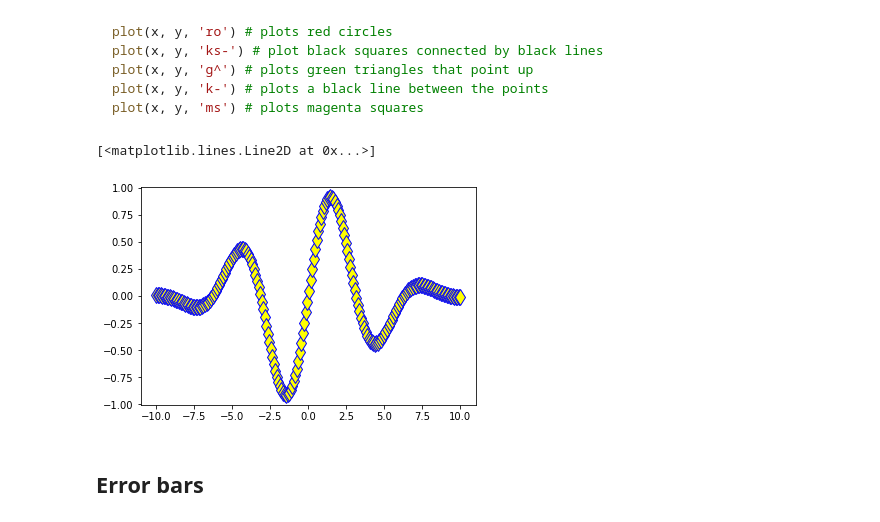
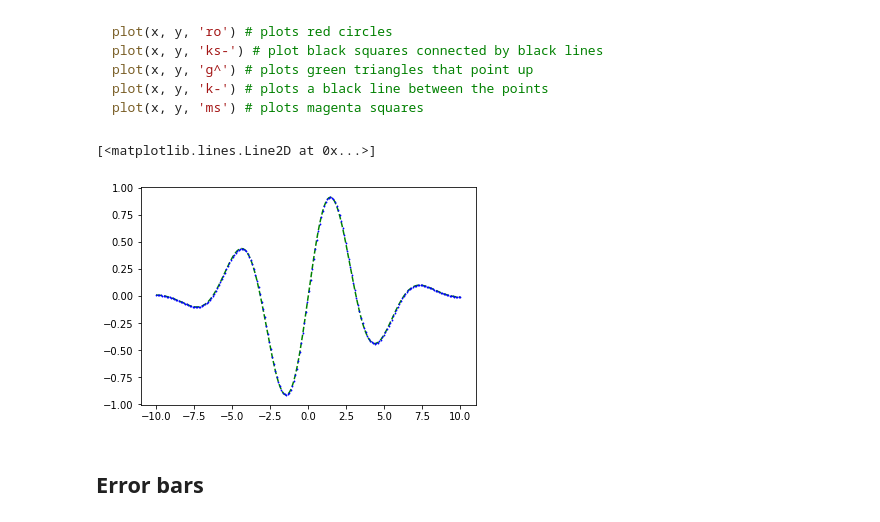
Before and after one commit to ZCWang95/SES494-598, a Jupyter notebook: JupiterLab/LN013-plotting.ipynb, the cells around one changed output. Drawn from its saved outputs; the diff is of its cells as text; code cells hidden in the pictures.

````diff
--- a/JupiterLab/LN013-plotting.ipynb
+++ b/JupiterLab/LN013-plotting.ipynb
@@ -270,11 +290,11 @@ plot(x, y, 'ms') # plots magenta squares
 ```
 # %%
 plt.plot(x, y, color='green', linestyle='dashed', marker='d',
-     markerfacecolor='yellow', markersize=12,
+     markerfacecolor='yellow', markersize=1,
      markeredgecolor='blue')
 # %% [output]
 [<matplotlib.lines.Line2D at 0x...>]
-[figure, old version]
+[figure, new version]
 # %% [markdown]
 
 ## Error bars
````
Also changed, not shown: parts of 3 cells of this notebook, 4 other files.
